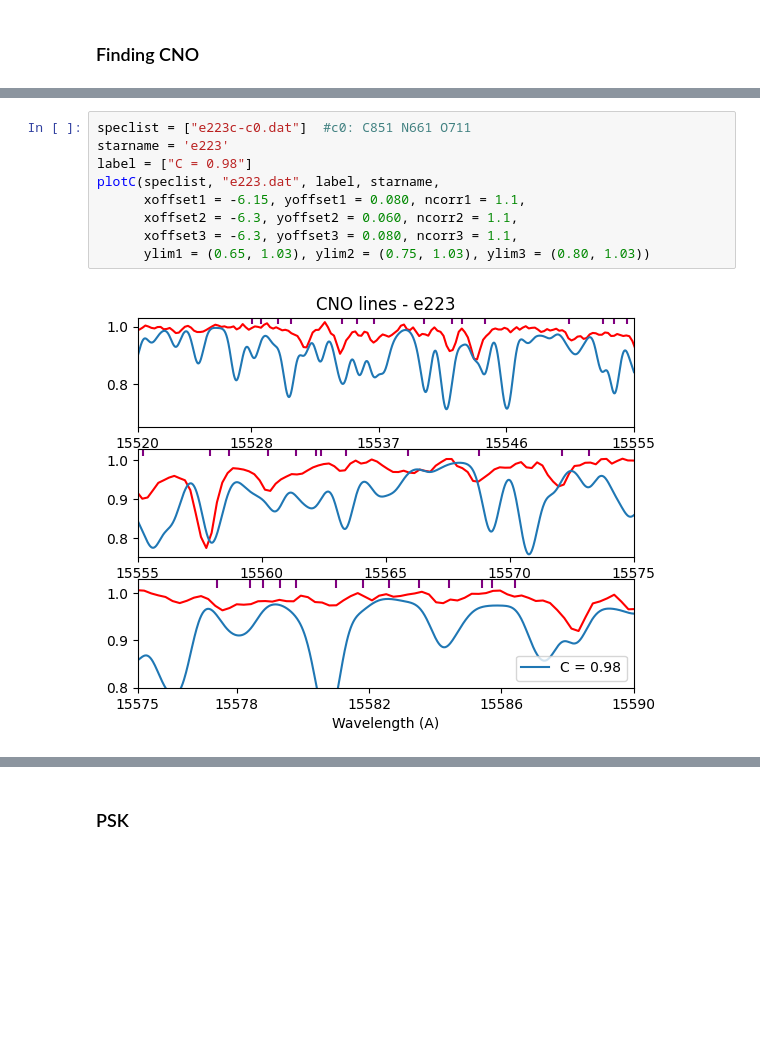
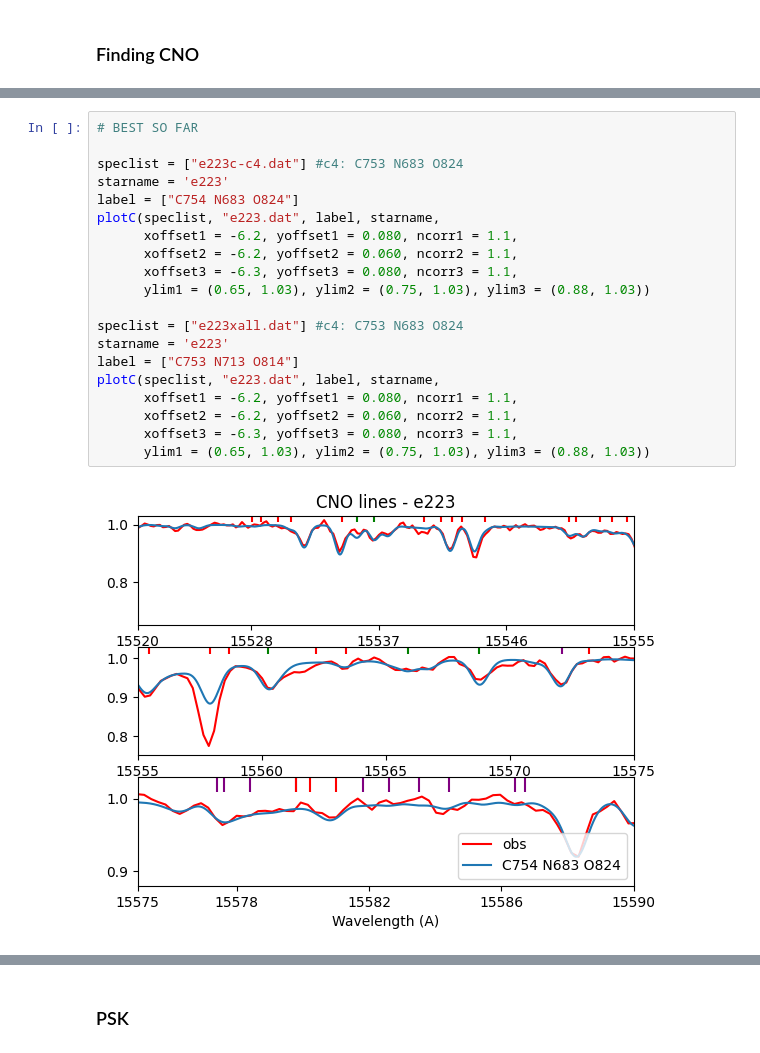
Before and after one commit to bornofthesea/synther, a Jupyter notebook: old_plot/syntplot.ipynb, the cells around one changed output, grey strips where cells are left out. Saved outputs shown, nothing was run; the diff lists cells and outputs as text; blank space fills up the shorter version.

```diff
--- a/Plot/syntplot.ipynb
+++ b/old_plot/syntplot.ipynb
@@ -568,11 +305,22 @@ plotC(speclist, "e223.dat", label, starname,
 # %%
-speclist = ["e223c-c0.dat"]  #c0: C851 N661 O711
+# BEST SO FAR
+
+speclist = ["e223c-c4.dat"] #c4: C753 N683 O824
 starname = 'e223'
-label = ["C = 0.98"]
+label = ["C754 N683 O824"]
 plotC(speclist, "e223.dat", label, starname,
-      xoffset1 = -6.15, yoffset1 = 0.080, ncorr1 = 1.1,
-      xoffset2 = -6.3, yoffset2 = 0.060, ncorr2 = 1.1,
+      xoffset1 = -6.2, yoffset1 = 0.080, ncorr1 = 1.1,
+      xoffset2 = -6.2, yoffset2 = 0.060, ncorr2 = 1.1,
       xoffset3 = -6.3, yoffset3 = 0.080, ncorr3 = 1.1,
-      ylim1 = (0.65, 1.03), ylim2 = (0.75, 1.03), ylim3 = (0.80, 1.03))
+      ylim1 = (0.65, 1.03), ylim2 = (0.75, 1.03), ylim3 = (0.88, 1.03))
+
+speclist = ["e223xall.dat"] #c4: C753 N683 O824
+starname = 'e223'
+label = ["C753 N713 O814"]
+plotC(speclist, "e223.dat", label, starname,
+      xoffset1 = -6.2, yoffset1 = 0.080, ncorr1 = 1.1,
+      xoffset2 = -6.2, yoffset2 = 0.060, ncorr2 = 1.1,
+      xoffset3 = -6.3, yoffset3 = 0.080, ncorr3 = 1.1,
+      ylim1 = (0.65, 1.03), ylim2 = (0.75, 1.03), ylim3 = (0.88, 1.03))
 # %% [output]
-[figure, old version]
+[figure, new version]
```
Also changed, not shown: parts of 10 cells of this notebook, 43 other files.
